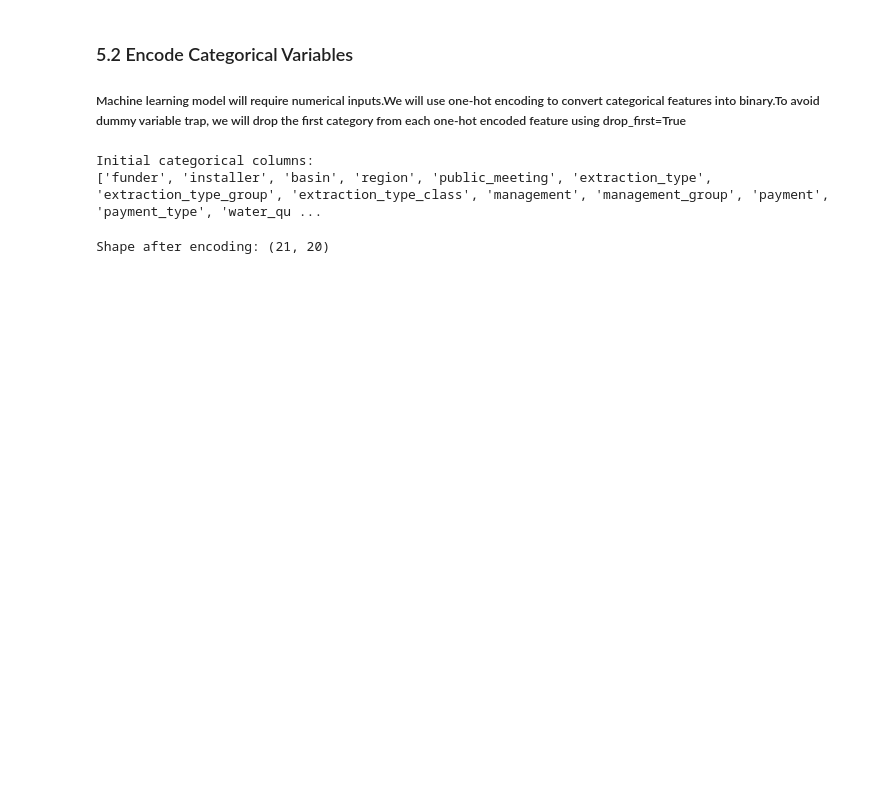
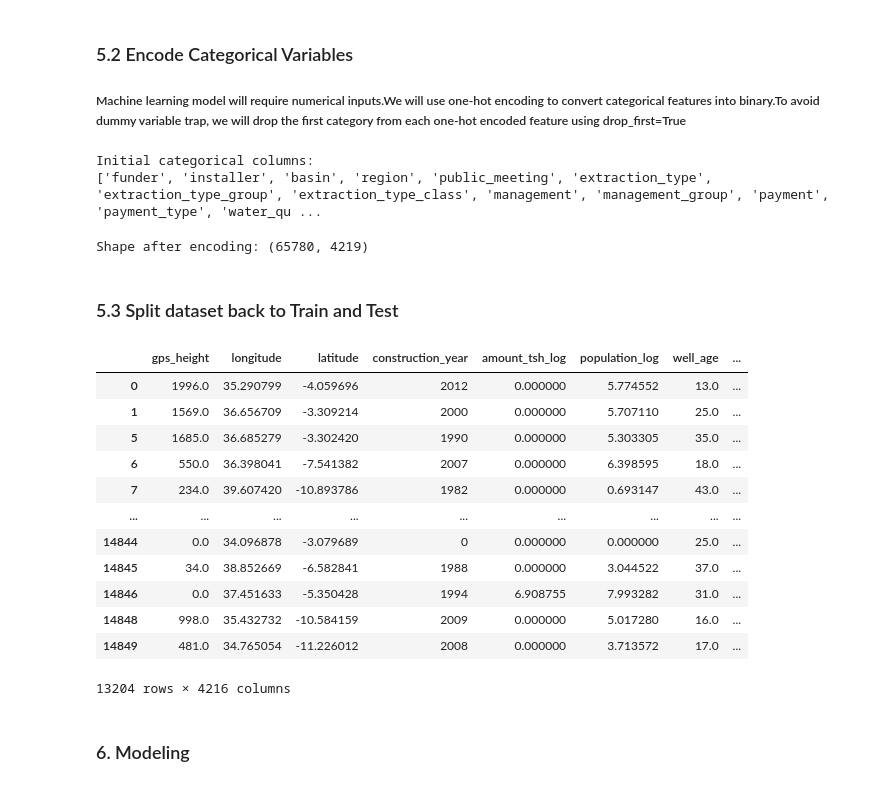
Before and after one commit to CharityPM/tanzanian-water-wells-prediction, a Jupyter notebook: waterwellsprediction.ipynb, the cells around one changed output. Saved outputs shown, nothing was run; the diff lists cells and outputs as text; code cells hidden in the pictures; blank space fills up the shorter version.

```diff
--- a/waterwellsprediction.ipynb
+++ b/waterwellsprediction.ipynb
@@ -452,3 +597,6 @@ plt.show()
 # Log transform skewed features
 df['amount_tsh_log'] = np.log1p(df['amount_tsh'])
 df['population_log'] = np.log1p(df['population'])
+# %%
+#Drop original amount_tsh and population
+df.drop(['amount_tsh', 'population'], axis=1, inplace=True)
@@ -455,3 +607,12 @@ df['population_log'] = np.log1p(df['population'])
+# %%
+# Calculate well age
+df['well_age'] = 2025 - df['construction_year']
+
+# Handle invalid years (e.g., 0)
+df.loc[df['well_age'] == 2025, 'well_age'] = np.nan  # Replace invalid '0' year wells with NaN
+
+# Impute missing well_age with median value
+df['well_age'] = df['well_age'].fillna(df['well_age'].median())
 # %% [markdown]
 ### 5.2 Encode Categorical Variables
 ##### Machine learning model will require numerical inputs.We will use one-hot encoding to convert categorical features into binary.To avoid dummy variable trap, we will drop the first category from each one-hot encoded feature using drop_first=True
@@ -466,7 +627,33 @@ Initial categorical columns:
 ['funder', 'installer', 'basin', 'region', 'public_meeting', 'extraction_type', 'extraction_type_group', 'extraction_type_class', 'management', 'management_group', 'payment', 'payment_type', 'water_qu ...
 # %%
 # Encode categorical variables using One-Hot Encoding
-df_encoded = pd.get_dummies(categ_cols, columns=categ_cols, drop_first=True)
+df_encoded = pd.get_dummies(df,categ_cols, columns=categ_cols, drop_first=True)
 print(f"Shape after encoding: {df_encoded.shape}")
 # %% [output]
-Shape after encoding: (21, 20)
+Shape after encoding: (65780, 4219)
+# %% [markdown]
+### 5.3 Split dataset back to Train and Test
+# %%
+# Separate train and test based on the 'source' column
+train_cleaned = df_encoded[df_encoded['source_train'] == 1].copy()
+test_cleaned = df_encoded[df_encoded['source_train'] == 0].copy()
+
+# Drop the source columns
+train_cleaned.drop(columns=['source_train'], inplace=True)
+test_cleaned.drop(columns=['source_train', 'status_group', 'status_binary'], errors='ignore')
+# %% [output]
+|  | gps_height | longitude | latitude | construction_year | amount_tsh_log | population_log | well_age | ... |
+| 0 | 1996.0 | 35.290799 | -4.059696 | 2012 | 0.000000 | 5.774552 | 13.0 | ... |
+| 1 | 1569.0 | 36.656709 | -3.309214 | 2000 | 0.000000 | 5.707110 | 25.0 | ... |
+| 5 | 1685.0 | 36.685279 | -3.302420 | 1990 | 0.000000 | 5.303305 | 35.0 | ... |
+| 6 | 550.0 | 36.398041 | -7.541382 | 2007 | 0.000000 | 6.398595 | 18.0 | ... |
+| 7 | 234.0 | 39.607420 | -10.893786 | 1982 | 0.000000 | 0.693147 | 43.0 | ... |
+| ... | ... | ... | ... | ... | ... | ... | ... | ... |
+| 14844 | 0.0 | 34.096878 | -3.079689 | 0 | 0.000000 | 0.000000 | 25.0 | ... |
+| 14845 | 34.0 | 38.852669 | -6.582841 | 1988 | 0.000000 | 3.044522 | 37.0 | ... |
+| 14846 | 0.0 | 37.451633 | -5.350428 | 1994 | 6.908755 | 7.993282 | 31.0 | ... |
+| 14848 | 998.0 | 35.432732 | -10.584159 | 2009 | 0.000000 | 5.017280 | 16.0 | ... |
+| 14849 | 481.0 | 34.765054 | -11.226012 | 2008 | 0.000000 | 3.713572 | 17.0 | ... |
+13204 rows × 4216 columns
+# %% [markdown]
+### 6. Modeling
```
Also changed, not shown: parts of 22 cells of this notebook.
